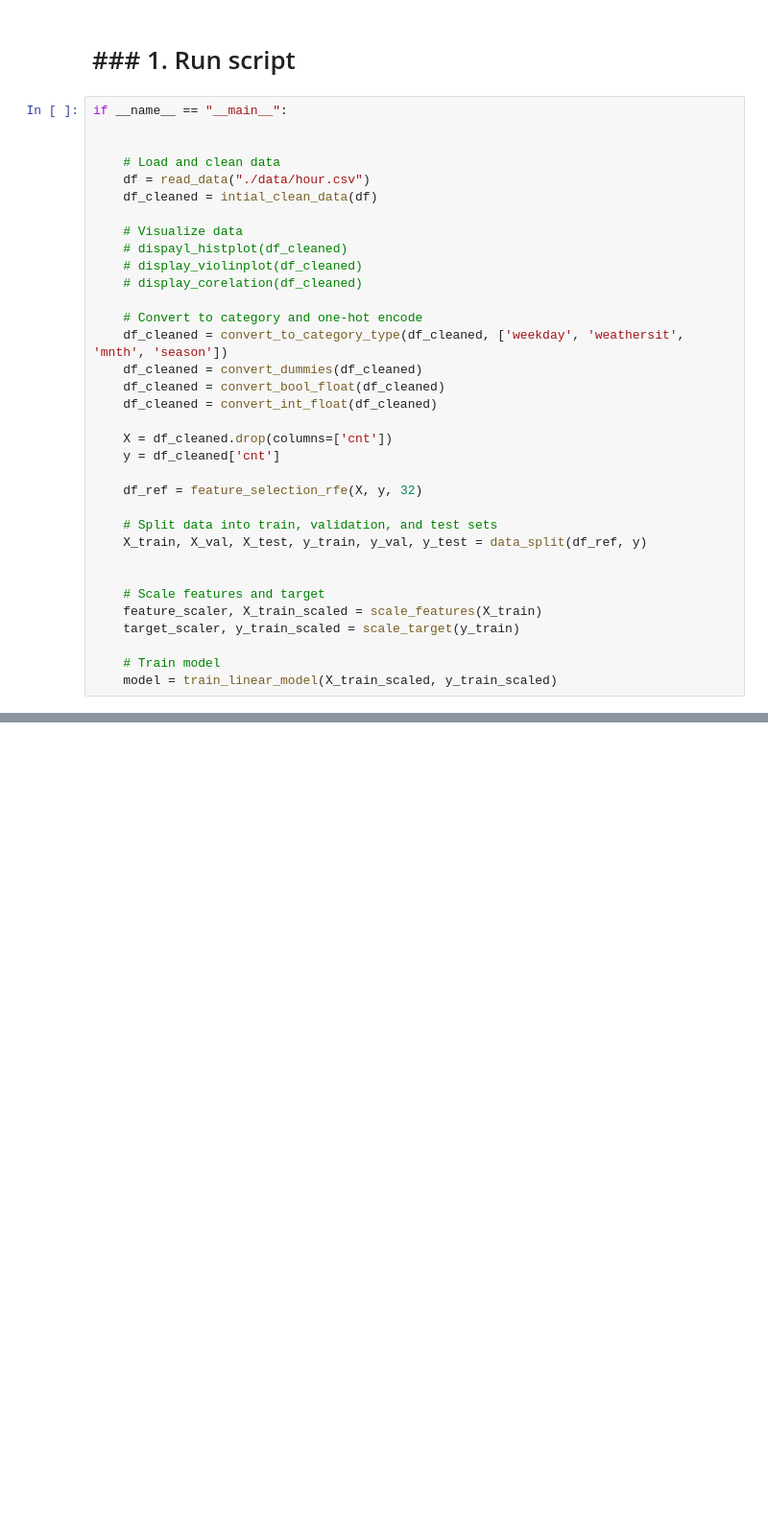
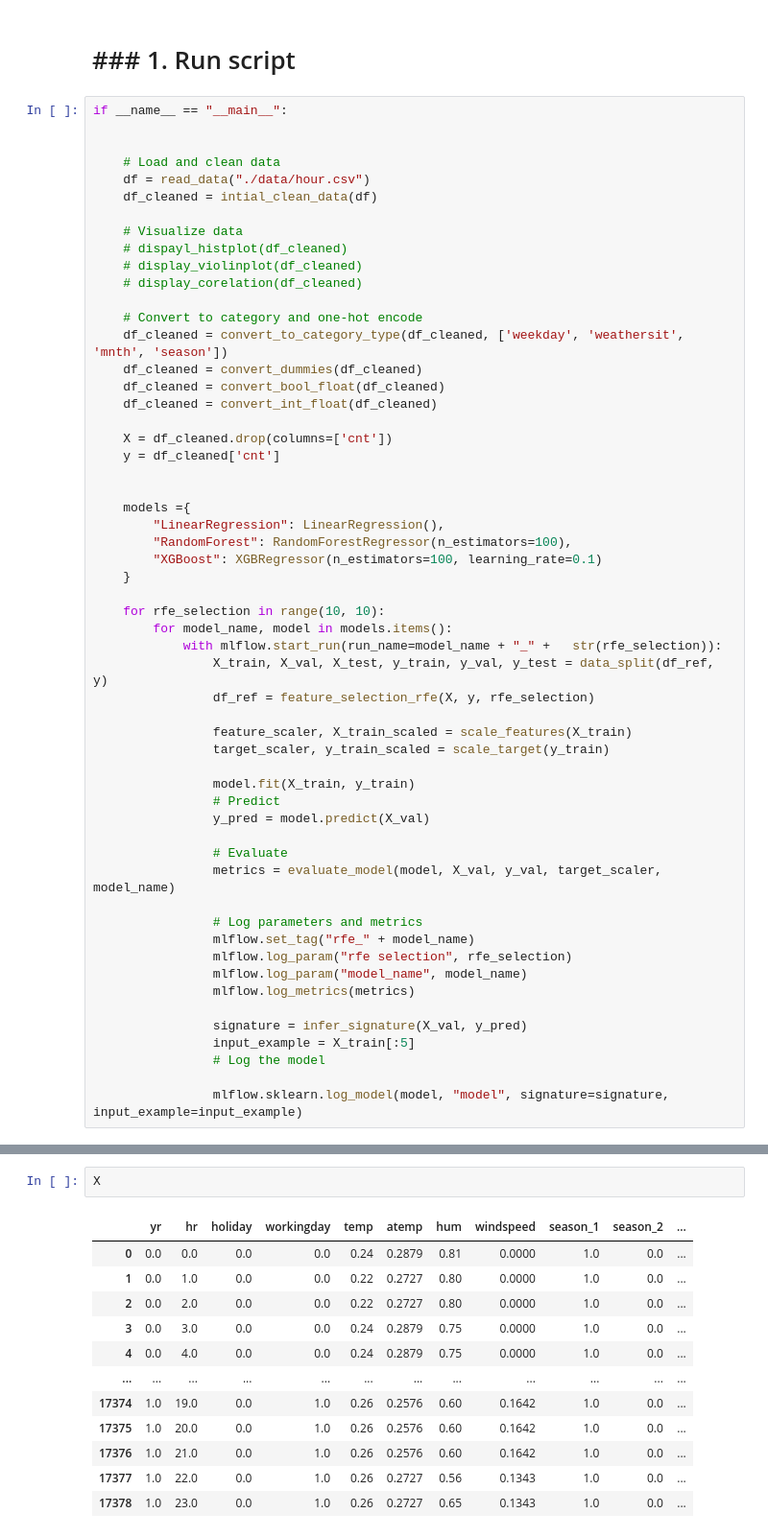
Before and after one commit to cheroualiyakoub/mlops-42Track, a Jupyter notebook: data_preprossing_clean.ipynb, the cells around one changed output, grey strips where cells are left out. Shown at 96% size. Saved outputs shown, nothing was run; the diff lists cells and outputs as text; blank space fills up the shorter version.

```diff
--- a/data_preprossing_clean.ipynb
+++ b/data_preprossing_clean.ipynb
@@ -344,15 +345,37 @@ if __name__ == "__main__":
     X = df_cleaned.drop(columns=['cnt'])
     y = df_cleaned['cnt']
 
-    df_ref = feature_selection_rfe(X, y, 32)
 
-    # Split data into train, validation, and test sets
-    X_train, X_val, X_test, y_train, y_val, y_test = data_split(df_ref, y)
+    models ={
+        "LinearRegression": LinearRegression(),
+        "RandomForest": RandomForestRegressor(n_estimators=100),
+        "XGBoost": XGBRegressor(n_estimators=100, learning_rate=0.1)
+    }
 
+    for rfe_selection in range(10, 10):
+        for model_name, model in models.items():
+            with mlflow.start_run(run_name=model_name + "_" +   str(rfe_selection)):
+                X_train, X_val, X_test, y_train, y_val, y_test = data_split(df_ref, y)
+                df_ref = feature_selection_rfe(X, y, rfe_selection)
 
-    # Scale features and target
-    feature_scaler, X_train_scaled = scale_features(X_train)
-    target_scaler, y_train_scaled = scale_target(y_train)
+                feature_scaler, X_train_scaled = scale_features(X_train)
+                target_scaler, y_train_scaled = scale_target(y_train)
 
-    # Train model
-    model = train_linear_model(X_train_scaled, y_train_scaled)
+                model.fit(X_train, y_train)
+                # Predict
+                y_pred = model.predict(X_val)
+
+                # Evaluate
+                metrics = evaluate_model(model, X_val, y_val, target_scaler, model_name)
+
+                # Log parameters and metrics
+                mlflow.set_tag("rfe_" + model_name)
+                mlflow.log_param("rfe selection", rfe_selection)
+                mlflow.log_param("model_name", model_name)
+                mlflow.log_metrics(metrics)
+
+                signature = infer_signature(X_val, y_pred)
+                input_example = X_train[:5]
+                # Log the model
+
+                mlflow.sklearn.log_model(model, "model", signature=signature, input_example=input_example)
@@ -474,0 +892,15 @@ for model_name, model in models.items():
+# %%
+X
+# %% [output]
+|  | yr | hr | holiday | workingday | temp | atemp | hum | windspeed | season_1 | season_2 | ... |
+| 0 | 0.0 | 0.0 | 0.0 | 0.0 | 0.24 | 0.2879 | 0.81 | 0.0000 | 1.0 | 0.0 | ... |
+| 1 | 0.0 | 1.0 | 0.0 | 0.0 | 0.22 | 0.2727 | 0.80 | 0.0000 | 1.0 | 0.0 | ... |
+| 2 | 0.0 | 2.0 | 0.0 | 0.0 | 0.22 | 0.2727 | 0.80 | 0.0000 | 1.0 | 0.0 | ... |
+| 3 | 0.0 | 3.0 | 0.0 | 0.0 | 0.24 | 0.2879 | 0.75 | 0.0000 | 1.0 | 0.0 | ... |
+| 4 | 0.0 | 4.0 | 0.0 | 0.0 | 0.24 | 0.2879 | 0.75 | 0.0000 | 1.0 | 0.0 | ... |
+| ... | ... | ... | ... | ... | ... | ... | ... | ... | ... | ... | ... |
+| 17374 | 1.0 | 19.0 | 0.0 | 1.0 | 0.26 | 0.2576 | 0.60 | 0.1642 | 1.0 | 0.0 | ... |
+| 17375 | 1.0 | 20.0 | 0.0 | 1.0 | 0.26 | 0.2576 | 0.60 | 0.1642 | 1.0 | 0.0 | ... |
+| 17376 | 1.0 | 21.0 | 0.0 | 1.0 | 0.26 | 0.2576 | 0.60 | 0.1642 | 1.0 | 0.0 | ... |
+| 17377 | 1.0 | 22.0 | 0.0 | 1.0 | 0.26 | 0.2727 | 0.56 | 0.1343 | 1.0 | 0.0 | ... |
+| 17378 | 1.0 | 23.0 | 0.0 | 1.0 | 0.26 | 0.2727 | 0.65 | 0.1343 | 1.0 | 0.0 | ... |
```
Also changed, not shown: parts of 25 cells of this notebook, 1 other file.
